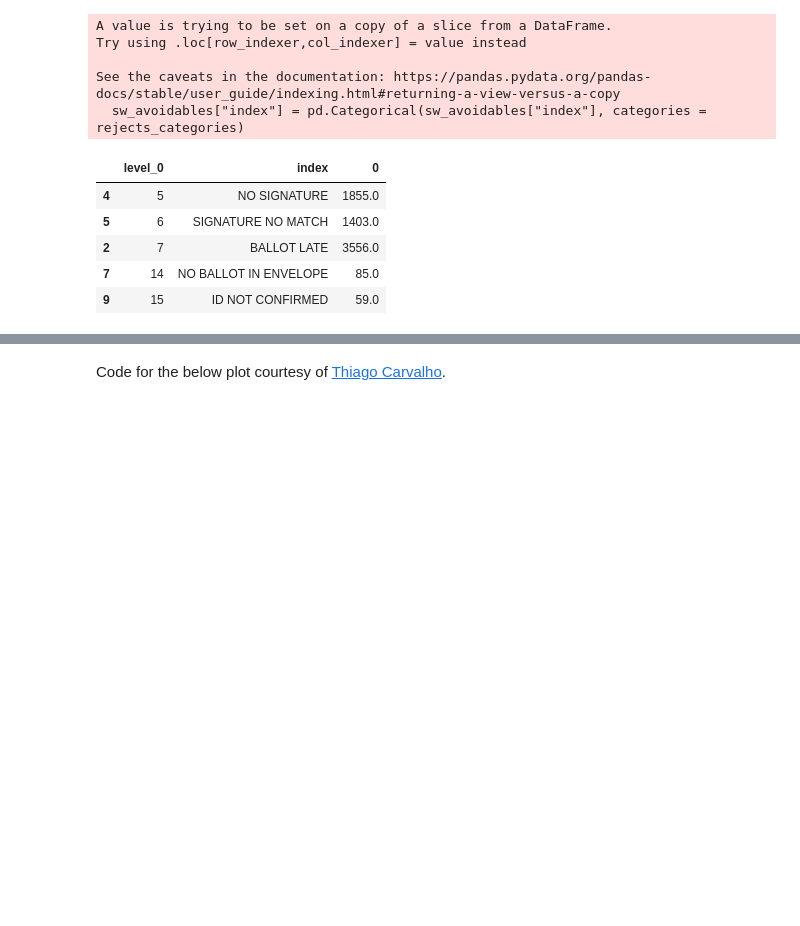
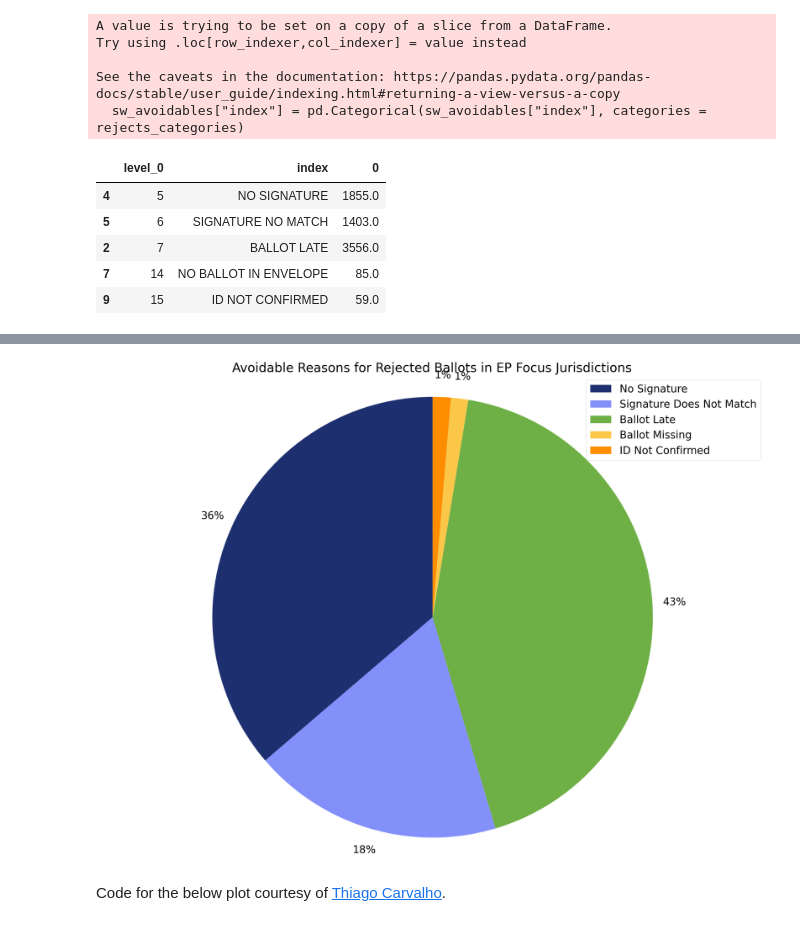
Before and after one commit to alexiskedo/Rejected-Ballot-Data, a Jupyter notebook: final_analysis.ipynb, the cells around one changed output, grey strips where cells are left out. Cells and saved outputs as stored; diff of their text form; code cells hidden in the pictures; blank space fills up the shorter version.

```diff
--- a/final_analysis.ipynb
+++ b/final_analysis.ipynb
@@ -241,19 +237 @@ sw_avoidables_pie = sw_avoidables[['index',0]]
-# %%
-# Pie chart, where the slices will be ordered and plotted counter-clockwise:
-
-plt.rc('font', size=35)
-
-labels = 'No Signature', 'Signature Does Not Match', 'Ballot Late','Ballot Missing','ID Not Confirmed'
-colors = ['#1D2F6F', '#8390FA', '#6EAF46', '#FAC748','#FF8D00']
-title = 'Administrative Reasons for Rejected Ballots'
-
-fig1, ax1 = plt.subplots(1, figsize=(40,30))
-ax1.pie(piechart['TOTALS'], labels=labels, colors=colors, autopct='%1.0f%%',
-       startangle=90, labeldistance=None, pctdistance=1.1)
-ax1.axis('equal')  # Equal aspect ratio ensures that pie is drawn as a circle.
-plt.title(title, loc='left')
-
-plt.legend(labels)
-
-plt.show()
 # %%
@@ -389,21 +451,23 @@ piechart
 # %%
 # Pie chart, where the slices will be ordered and plotted counter-clockwise:
 
 plt.rc('font', size=35)
 
 labels = 'No Signature', 'Signature Does Not Match', 'Ballot Late','Ballot Missing','ID Not Confirmed'
 colors = ['#1D2F6F', '#8390FA', '#6EAF46', '#FAC748','#FF8D00']
-title = 'Administrative Reasons for Rejected Ballots'
+title = 'Avoidable Reasons for Rejected Ballots in EP Focus Jurisdictions'
 
 fig1, ax1 = plt.subplots(1, figsize=(40,30))
 ax1.pie(piechart['TOTALS'], labels=labels, colors=colors, autopct='%1.0f%%',
        startangle=90, labeldistance=None, pctdistance=1.1)
 ax1.axis('equal')  # Equal aspect ratio ensures that pie is drawn as a circle.
-plt.title(title, loc='left')
+plt.title(title, loc='center')
 
 plt.legend(labels)
 
 plt.show()
+# %% [output]
+[figure, added]
 # %% [markdown]
 Code for the below plot courtesy of [Thiago Carvalho](https://towardsdatascience.com/stacked-bar-charts-with-pythons-matplotlib-f4020e4eb4a7).
 # %%
```
Also changed, not shown: parts of 20 cells of this notebook.
